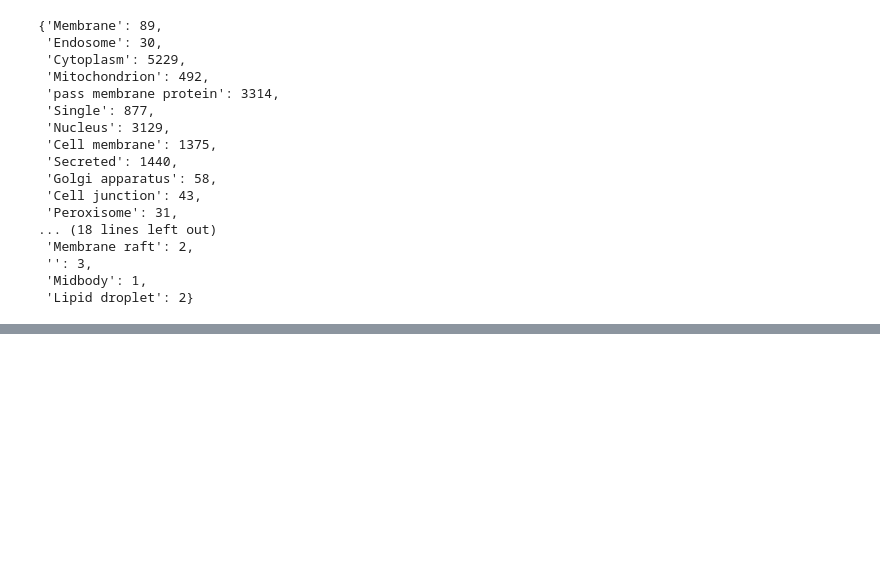
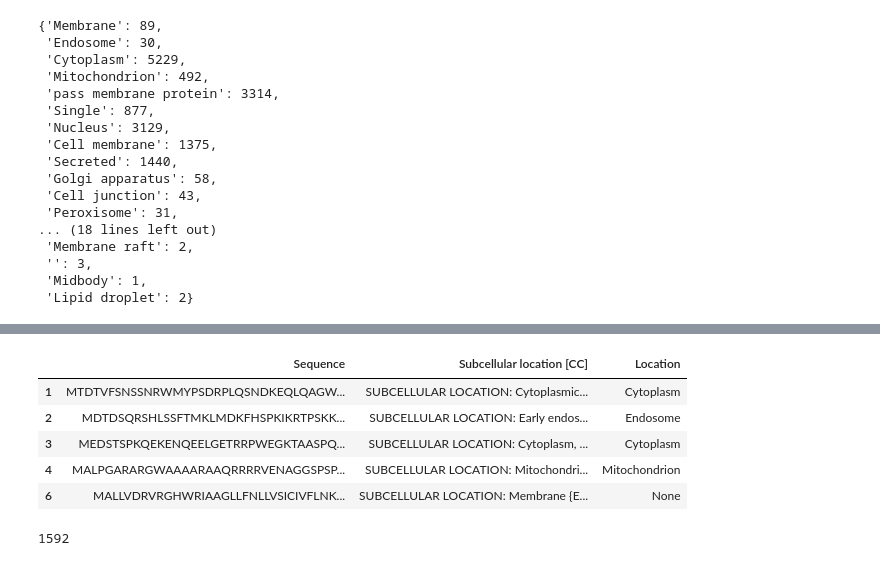
Before and after one commit to Mees-Molenaar/protein_location, a Jupyter notebook: notebooks/clean_data.ipynb, the cells around one changed output, grey strips where cells are left out. Saved outputs shown, nothing was run; the diff lists cells and outputs as text; code cells hidden in the pictures; blank space fills up the shorter version.

```diff
--- a/notebooks/clean_data.ipynb
+++ b/notebooks/clean_data.ipynb
@@ -270,0 +322,13 @@ df.to_csv(file_path, sep=';', index=False)
+# %%
+df['Location'] = np.nan
+# %%
+def set_location(location):
+    for protein_class in paper_classes:
+        if protein_class.lower() in location.lower():
+            if protein_class in ['Lysosome', 'Vacuole']:
+                return 'Lysosome/ Vacuole'
+
+            else:
+                return protein_class
+# %%
+df['Location'] = df['Subcellular location [CC]'].apply(set_location)
@@ -270,0 +339,13 @@ df.to_csv(file_path, sep=';', index=False)
+# %%
+df.head(5)
+# %% [output]
+|  | Sequence | Subcellular location [CC] | Location |
+| 1 | MTDTVFSNSSNRWMYPSDRPLQSNDKEQLQAGW... | SUBCELLULAR LOCATION: Cytoplasmic... | Cytoplasm |
+| 2 | MDTDSQRSHLSSFTMKLMDKFHSPKIKRTPSKK... | SUBCELLULAR LOCATION: Early endos... | Endosome |
+| 3 | MEDSTSPKQEKENQEELGETRRPWEGKTAASPQ... | SUBCELLULAR LOCATION: Cytoplasm, ... | Cytoplasm |
+| 4 | MALPGARARGWAAAARAAQRRRRVENAGGSPSP... | SUBCELLULAR LOCATION: Mitochondri... | Mitochondrion |
+| 6 | MALLVDRVRGHWRIAAGLLFNLLVSICIVFLNK... | SUBCELLULAR LOCATION: Membrane {E... | None |
+# %%
+len(df[df['Location'].isna()])
+# %% [output]
+1592
```
Also changed, not shown: parts of 16 cells of this notebook, 1 other file.
